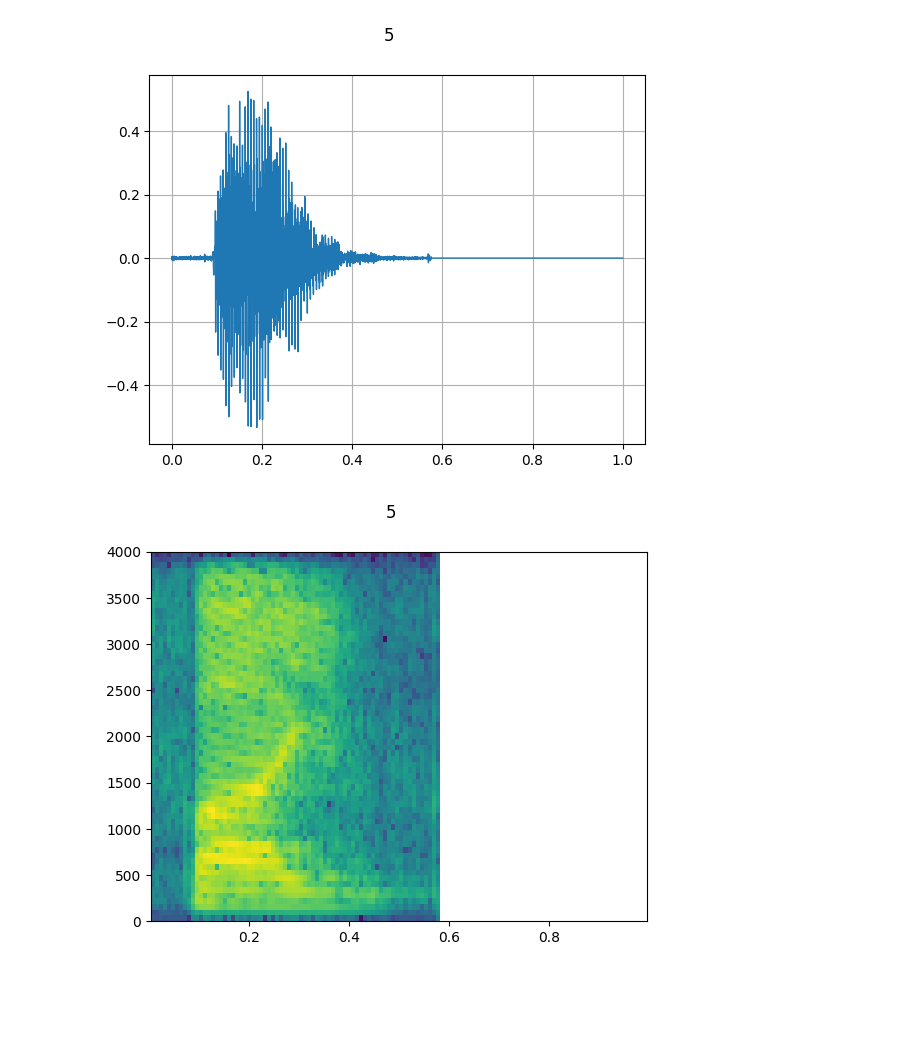
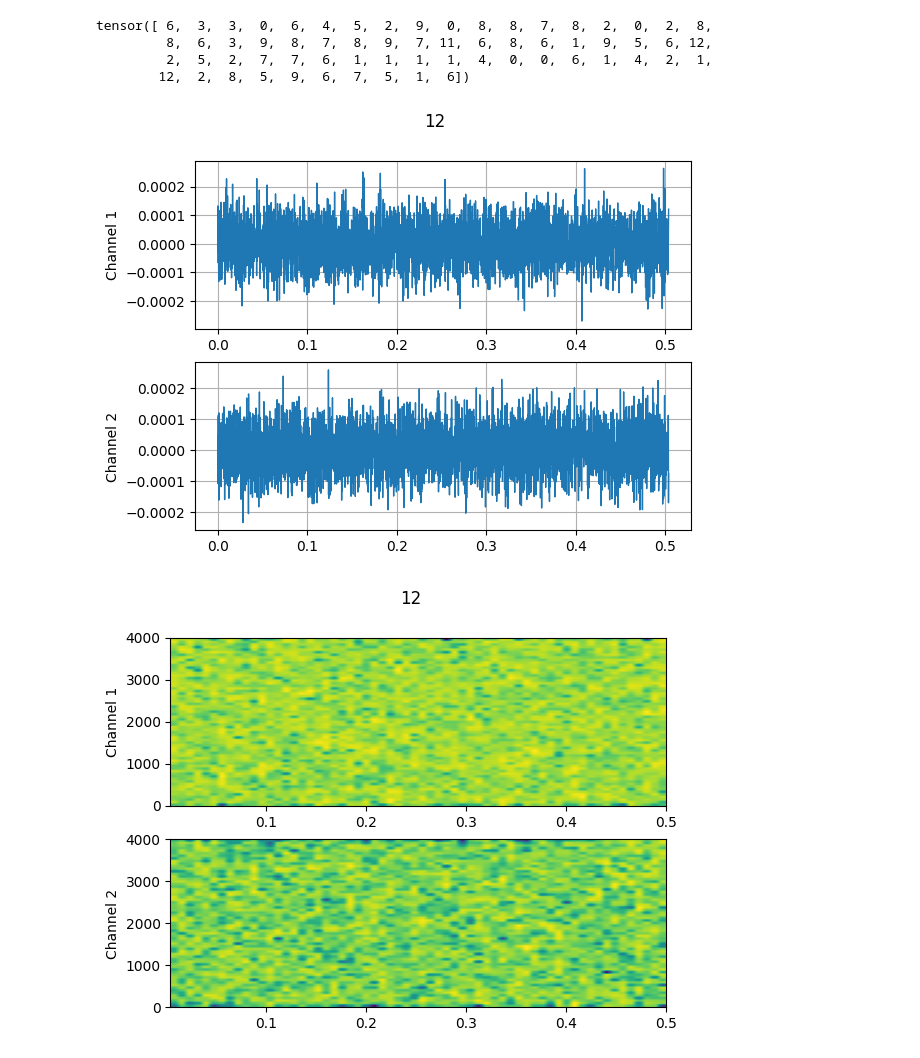
Before and after one commit to theloni-monk/audio-rc-rtl, a Jupyter notebook: exploration/aug_test.ipynb, the cells around one changed output. Saved outputs shown, nothing was run; the diff lists cells and outputs as text; code cells hidden in the pictures; blank space fills up the shorter version.

```diff
--- a/exploration/aug_test.ipynb
+++ b/exploration/aug_test.ipynb
@@ -70,3 +58,37 @@ def collate_fn(batch):
+# %%
+#TODO: add extra labels for noise and silence, and add randomly in the dataloader
+NOISE_PROB = 0.025
+SILENCE_PROB  = 0.025
+SILENCE_EPS = 1e-4
+b_rms = lambda x: x.pow(2).mean(dim = -1).mean(dim=-1).sqrt()
+def collate_fn(batch):
+    """Collects together sequences into a single batch, arranged in descending length order."""
+    batch_size = len(batch)
+
+    # Sort the (sequence, label) pairs in descending order of duration
+    batch.sort(key=(lambda x: len(x[0])), reverse=True)
+    # Shape: list(tuple(tensor(TxD), int))
+
+    # Create list of sequences, and tensors for lengths and labels
+    sequences,  labels = [], torch.zeros(batch_size, dtype=torch.long)
+    for i, (sequence, label) in enumerate(batch):
+        labels[i] = label
+        seq = sequence
+        dice = random.random()
+        if dice < NOISE_PROB:
+            labels[i] = 11
+            seq = pqmf(b_rms(seq).unsqueeze(-1).unsqueeze(-1) * torch.randn(seq.shape[0], 1, pqmf.n_band * seq.shape[-1]))
+        if dice > NOISE_PROB and dice < NOISE_PROB + SILENCE_PROB:
+            labels[i] = 12
+            seq = pqmf(SILENCE_EPS * torch.randn(seq.shape[0], 1, pqmf.n_band * seq.shape[-1]))
+        sequences.append(seq)
+
+    # Combine sequences into a padded matrix
+    stacked_sequences = torch.cat(sequences, dim=0)#torch.nn.utils.rnn.pad_sequence(sequences, batch_first=True)
+    # Shape: (B x T_max x D)
+
+    return stacked_sequences, labels
+    # Shapes: (B x T_max x D), (B,), (B,)
 # %%
 train_gen = data_utils.DataLoader(train_set, collate_fn=collate_fn, batch_size=64, shuffle=True, pin_memory=True)
 val_gen = data_utils.DataLoader(val_set, collate_fn=collate_fn, batch_size=len(val_set))
@@ -132,12 +154,19 @@ sample_batch.shape, labels.shape
+# %%
+labels
+# %% [output]
+tensor([ 6,  3,  3,  0,  6,  4,  5,  2,  9,  0,  8,  8,  7,  8,  2,  0,  2,  8,
+         8,  6,  3,  9,  8,  7,  8,  9,  7, 11,  6,  8,  6,  1,  9,  5,  6, 12,
+         2,  5,  2,  7,  7,  6,  1,  1,  1,  1,  4,  0,  0,  6,  1,  4,  2,  1,
+        12,  2,  8,  5,  9,  6,  7,  5,  1,  6])
 # %%
-idx = random.randint(0,sample_batch.shape[0])
+idx = (labels == 12).int().argmax()#random.randint(0,sample_batch.shape[0]-1)
 waveform = sample_batch[idx]
 label = labels[idx]
 sample_rate = 8000
 plot_waveform(waveform, sample_rate, title=label.item())
 plot_specgram(waveform, sample_rate, title=label.item())
 play_audio(waveform, sample_rate)
 # %% [output]
-[figure, old version]
+[figure, new version]
-[figure, old version]
+[figure, new version]
 [interactive output not drawn]
```
Also changed, not shown: parts of 3 cells of this notebook, 1 other file.
